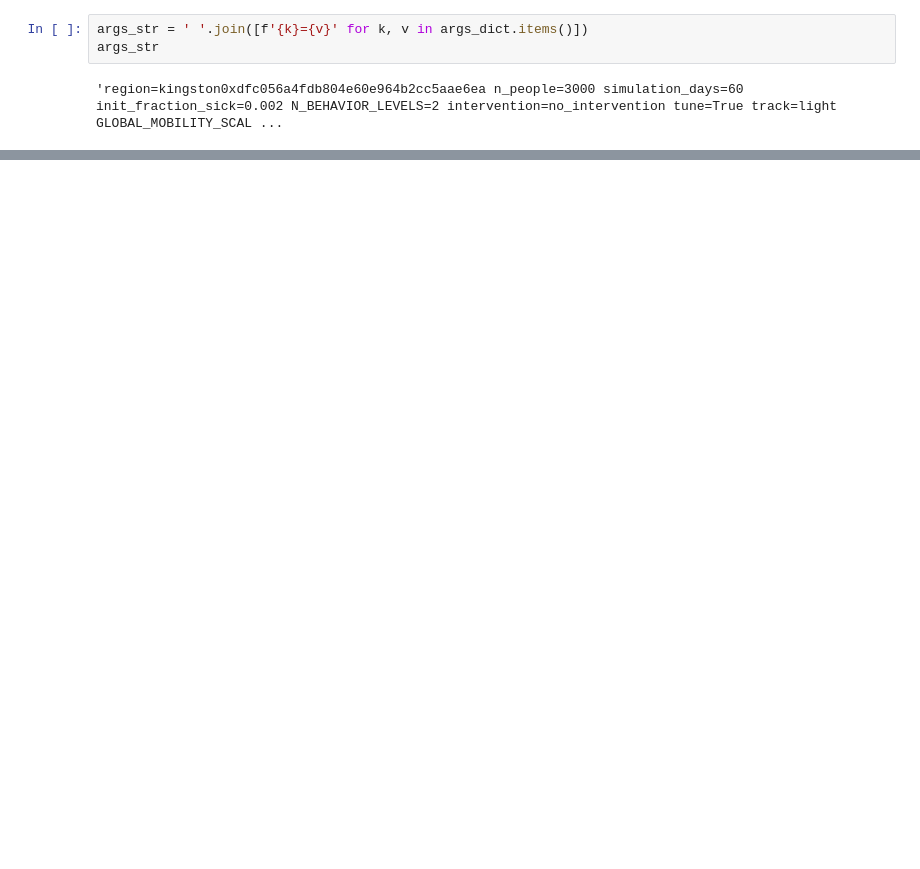
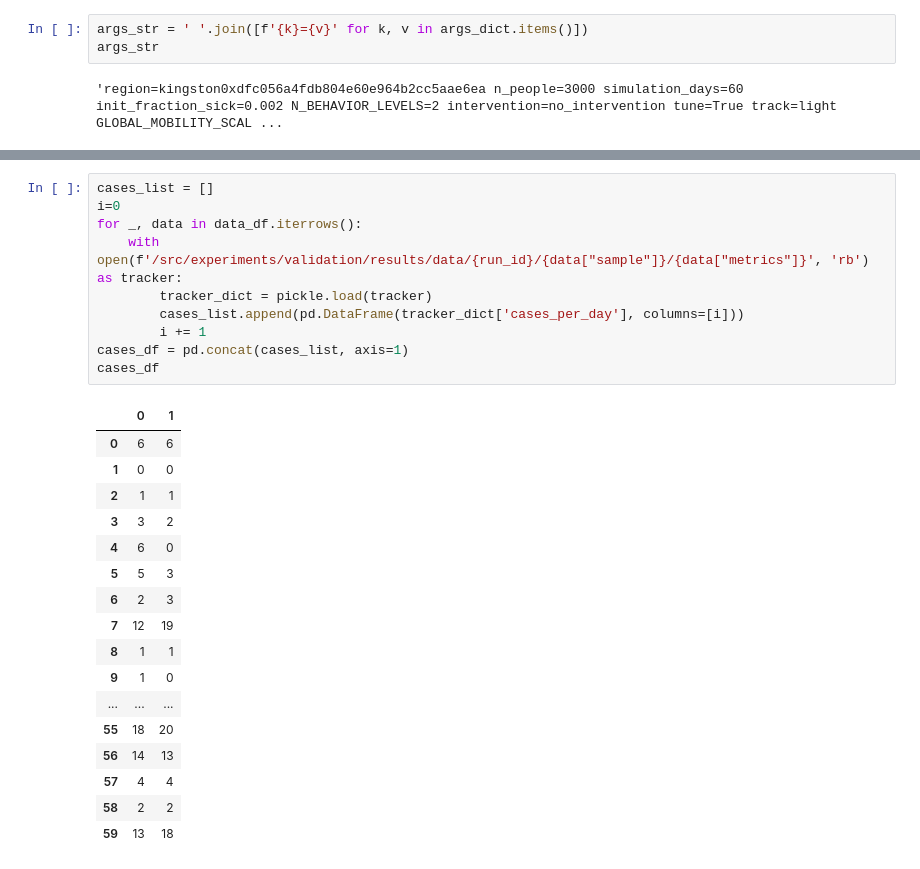
Before and after one commit to luismangubat/kingston-abm, a Jupyter notebook: experiments/validation/val-1.ipynb, the cells around one changed output, grey strips where cells are left out. Drawn from its saved outputs; the diff is of its cells as text; blank space fills up the shorter version.

```diff
--- a/experiments/validation/val-1.ipynb
+++ b/experiments/validation/val-1.ipynb
@@ -147,0 +123,28 @@ sim_v2_people-3000_days-60_init-0.002_uptake--1_seed-831_20210702-193149_142000
+# %%
+cases_list = []
+i=0
+for _, data in data_df.iterrows():
+    with open(f'/src/experiments/validation/results/data/{run_id}/{data["sample"]}/{data["metrics"]}', 'rb') as tracker:
+        tracker_dict = pickle.load(tracker)
+        cases_list.append(pd.DataFrame(tracker_dict['cases_per_day'], columns=[i]))
+        i += 1
+cases_df = pd.concat(cases_list, axis=1)
+cases_df
+# %% [output]
+|  | 0 | 1 |
+| 0 | 6 | 6 |
+| 1 | 0 | 0 |
+| 2 | 1 | 1 |
+| 3 | 3 | 2 |
+| 4 | 6 | 0 |
+| 5 | 5 | 3 |
+| 6 | 2 | 3 |
+| 7 | 12 | 19 |
+| 8 | 1 | 1 |
+| 9 | 1 | 0 |
+| ... | ... | ... |
+| 55 | 18 | 20 |
+| 56 | 14 | 13 |
+| 57 | 4 | 4 |
+| 58 | 2 | 2 |
+| 59 | 13 | 18 |
```
Also changed, not shown: parts of 17 cells of this notebook, 7 other files.
